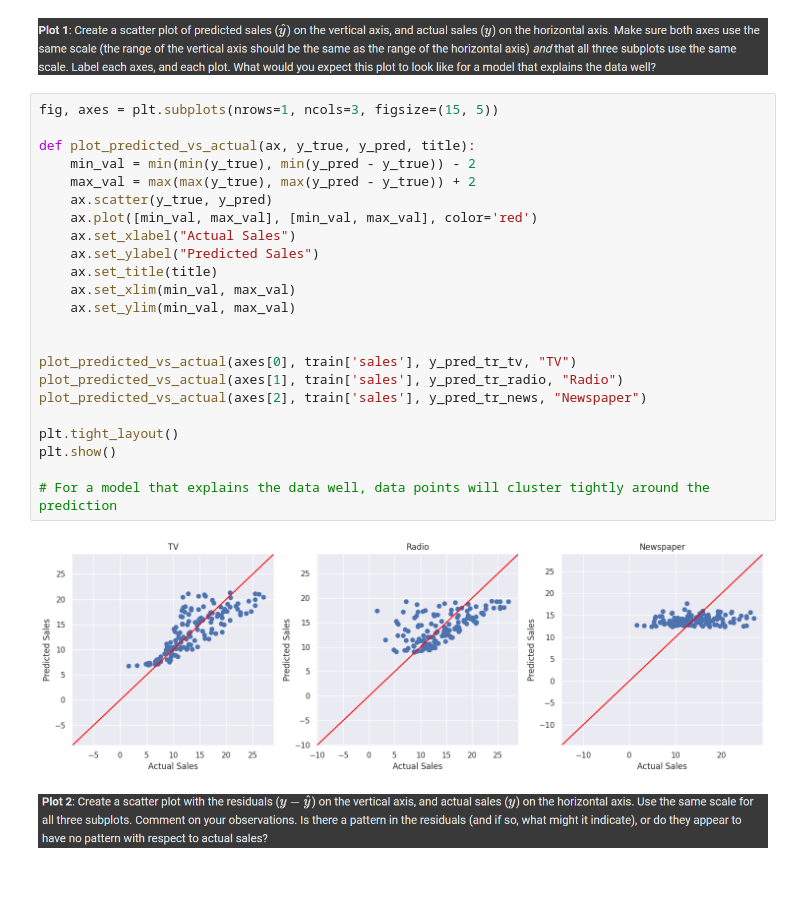
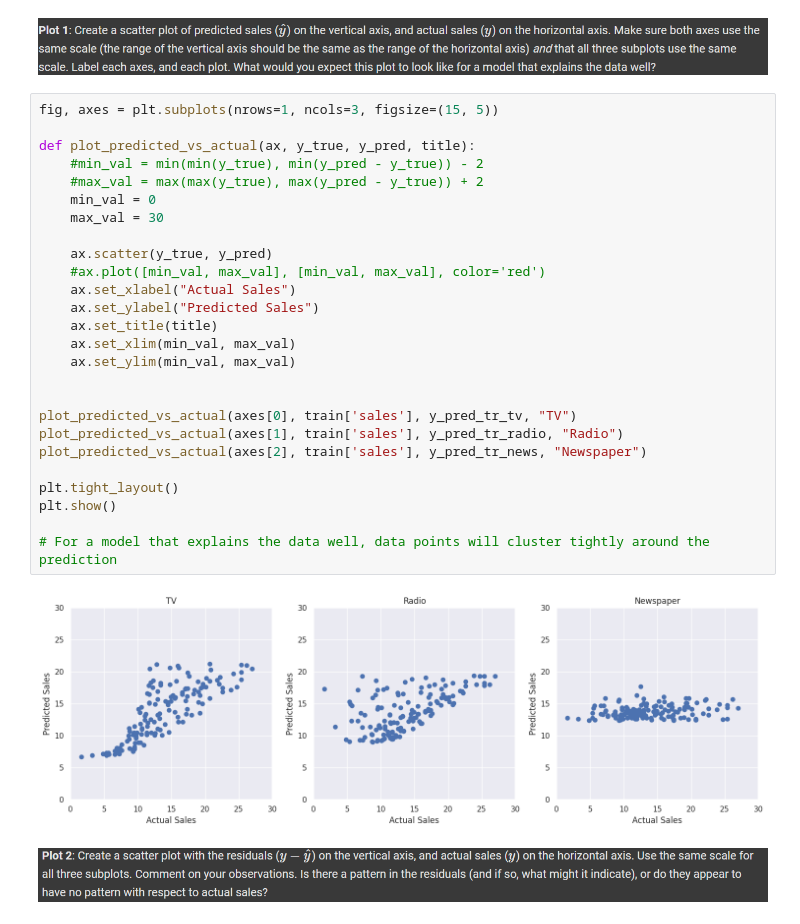
Before and after one commit to ZoeMcFife/5AHITM, a Jupyter notebook: INSY/Colab/#2024-11-28#/linear-regression.ipynb, the cells around one changed output. Saved outputs shown, nothing was run; the diff lists cells and outputs as text; blank space fills up the shorter version.

```diff
--- a/INSY/Colab/#2024-11-28#/linear-regression.ipynb
+++ b/INSY/Colab/#2024-11-28#/linear-regression.ipynb
@@ -250,28 +250,31 @@ Note that in general, to earn full credit, plots must:
 # %%
 fig, axes = plt.subplots(nrows=1, ncols=3, figsize=(15, 5))
 
 def plot_predicted_vs_actual(ax, y_true, y_pred, title):
-    min_val = min(min(y_true), min(y_pred - y_true)) - 2
-    max_val = max(max(y_true), max(y_pred - y_true)) + 2
+    #min_val = min(min(y_true), min(y_pred - y_true)) - 2
+    #max_val = max(max(y_true), max(y_pred - y_true)) + 2
+    min_val = 0
+    max_val = 30
+
     ax.scatter(y_true, y_pred)
-    ax.plot([min_val, max_val], [min_val, max_val], color='red')
+    #ax.plot([min_val, max_val], [min_val, max_val], color='red')
     ax.set_xlabel("Actual Sales")
     ax.set_ylabel("Predicted Sales")
     ax.set_title(title)
     ax.set_xlim(min_val, max_val)
     ax.set_ylim(min_val, max_val)
 
 
 plot_predicted_vs_actual(axes[0], train['sales'], y_pred_tr_tv, "TV")
 plot_predicted_vs_actual(axes[1], train['sales'], y_pred_tr_radio, "Radio")
 plot_predicted_vs_actual(axes[2], train['sales'], y_pred_tr_news, "Newspaper")
 
 plt.tight_layout()
 plt.show()
 
 # For a model that explains the data well, data points will cluster tightly around the prediction
 # %% [output]
-[figure, old version]
+[figure, new version]
 # %% [markdown]
 ![image.png](embedded-picture-1)
 # %%
```
Also changed, not shown: parts of 1 cell of this notebook.
